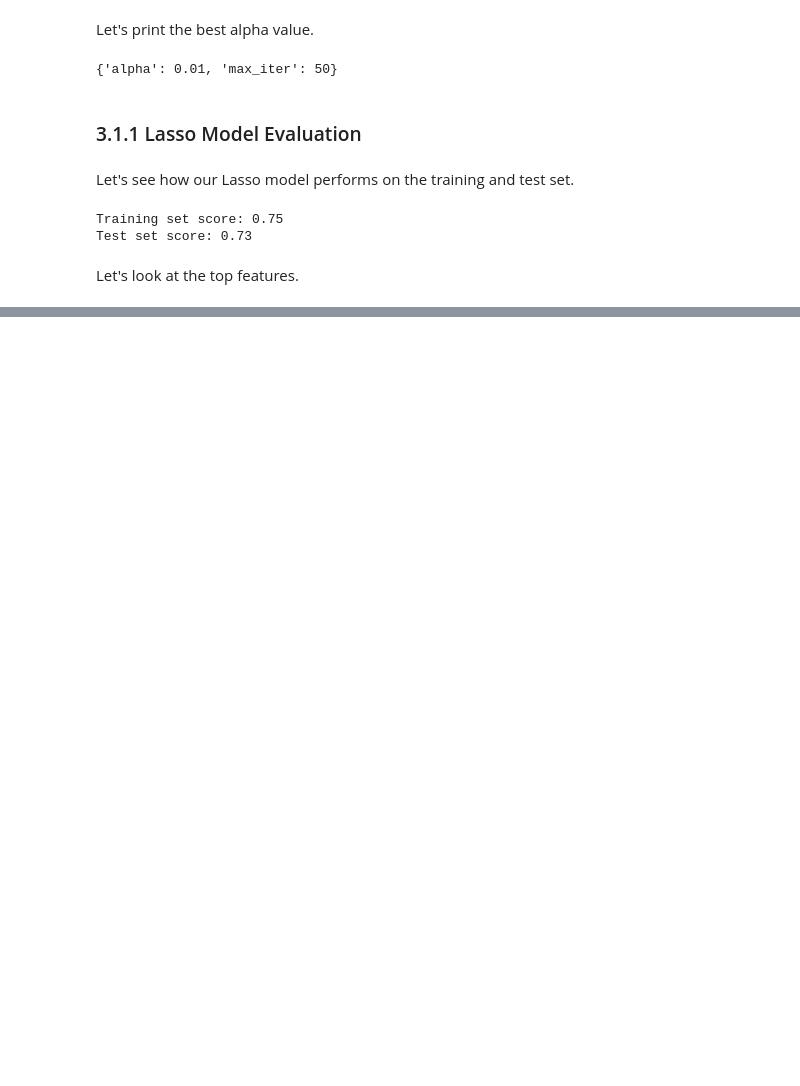
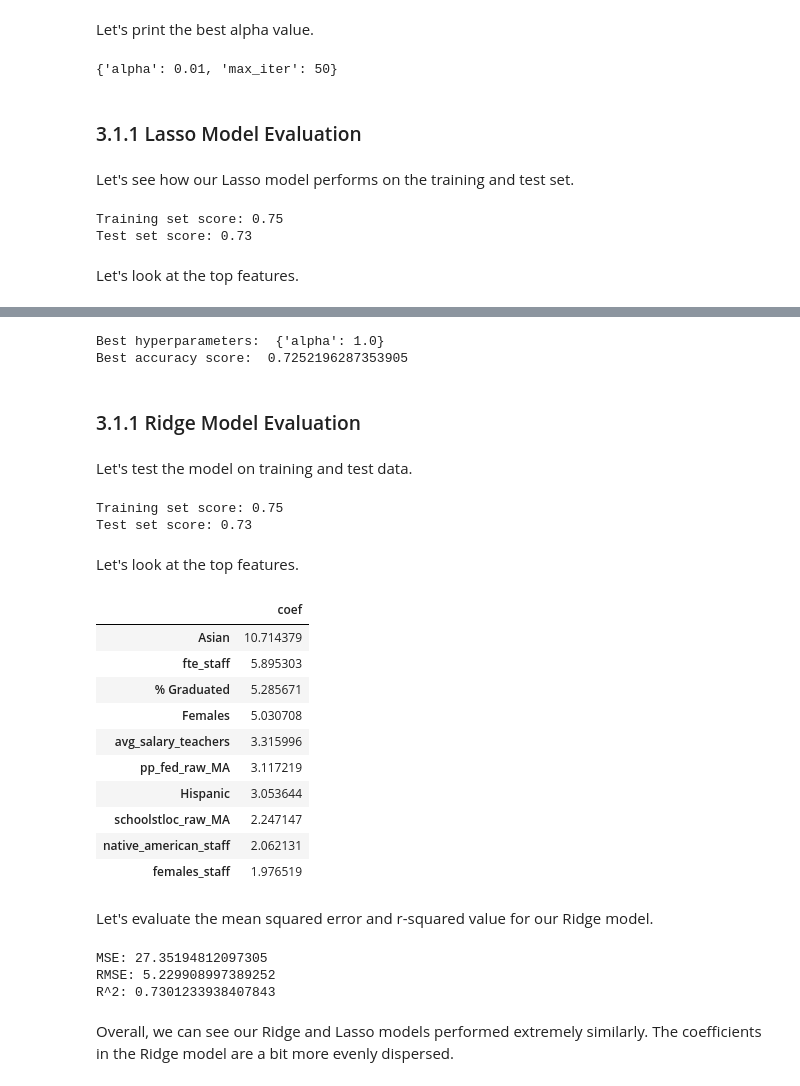
Before and after one commit to alexcraig043/qss-20-final-project, a Jupyter notebook: src/code/03_model_prediction.ipynb, the cells around one changed output, grey strips where cells are left out. Saved outputs shown, nothing was run; the diff lists cells and outputs as text; code cells hidden in the pictures; blank space fills up the shorter version.

```diff
--- a/src/code/03_model_prediction.ipynb
+++ b/src/code/03_model_prediction.ipynb
@@ -115,0 +180,4 @@ coefs.sort_values(by="coef", ascending=False).head(10)
+# %%
+ridge = Ridge()
+
+param_grid_ridge = {'alpha': [0.01, 0.1, 1.0, 10.0, 100.0]}
@@ -115,0 +186,4 @@ coefs.sort_values(by="coef", ascending=False).head(10)
+# %%
+ridge_model = GridSearchCV(ridge, param_grid_ridge, cv=kf)
+
+ridge_model.fit(X_train, y_train)
@@ -115,0 +196,51 @@ coefs.sort_values(by="coef", ascending=False).head(10)
+# %%
+print("Best hyperparameters: ", ridge_model.best_params_)
+print("Best accuracy score: ", ridge_model.best_score_)
+# %% [output]
+Best hyperparameters:  {'alpha': 1.0}
+Best accuracy score:  0.7252196287353905
+# %% [markdown]
+### 3.1.1 Ridge Model Evaluation
+# %% [markdown]
+Let's test the model on training and test data.
+# %%
+print("Training set score: {:.2f}".format(ridge_model.score(X_train, y_train)))
+print("Test set score: {:.2f}".format(ridge_model.score(X_test, y_test)))
+# %% [output]
+Training set score: 0.75
+Test set score: 0.73
+# %% [markdown]
+Let's look at the top features.
+# %%
+# Get model's top features
+coefs_ridge = pd.DataFrame(ridge_model.best_estimator_.coef_, index=X.columns, columns=["coef"])
+coefs_ridge.sort_values(by="coef", ascending=False).head(10)
+# %% [output]
+|  | coef |
+| Asian | 10.714379 |
+| fte_staff | 5.895303 |
+| % Graduated | 5.285671 |
+| Females | 5.030708 |
+| avg_salary_teachers | 3.315996 |
+| pp_fed_raw_MA | 3.117219 |
+| Hispanic | 3.053644 |
+| schoolstloc_raw_MA | 2.247147 |
+| native_american_staff | 2.062131 |
+| females_staff | 1.976519 |
+# %% [markdown]
+Let's evaluate the mean squared error and r-squared value for our Ridge model.
+# %%
+y_pred_ridge = ridge_model.predict(X_test)
+mse_ridge = mean_squared_error(y_test, y_pred_ridge)
+rmse_ridge = np.sqrt(mse_ridge)
+r2_ridge = r2_score(y_test, y_pred_ridge)
+
+print('MSE:', mse_ridge)
+print('RMSE:', rmse_ridge)
+print('R^2:', r2_ridge)
+# %% [output]
+MSE: 27.35194812097305
+RMSE: 5.229908997389252
+R^2: 0.7301233938407843
+# %% [markdown]
+Overall, we can see our Ridge and Lasso models performed extremely similarly. The coefficients in the Ridge model are a bit more evenly dispersed.
```
Also changed, not shown: parts of 20 cells of this notebook, 5 other files.
